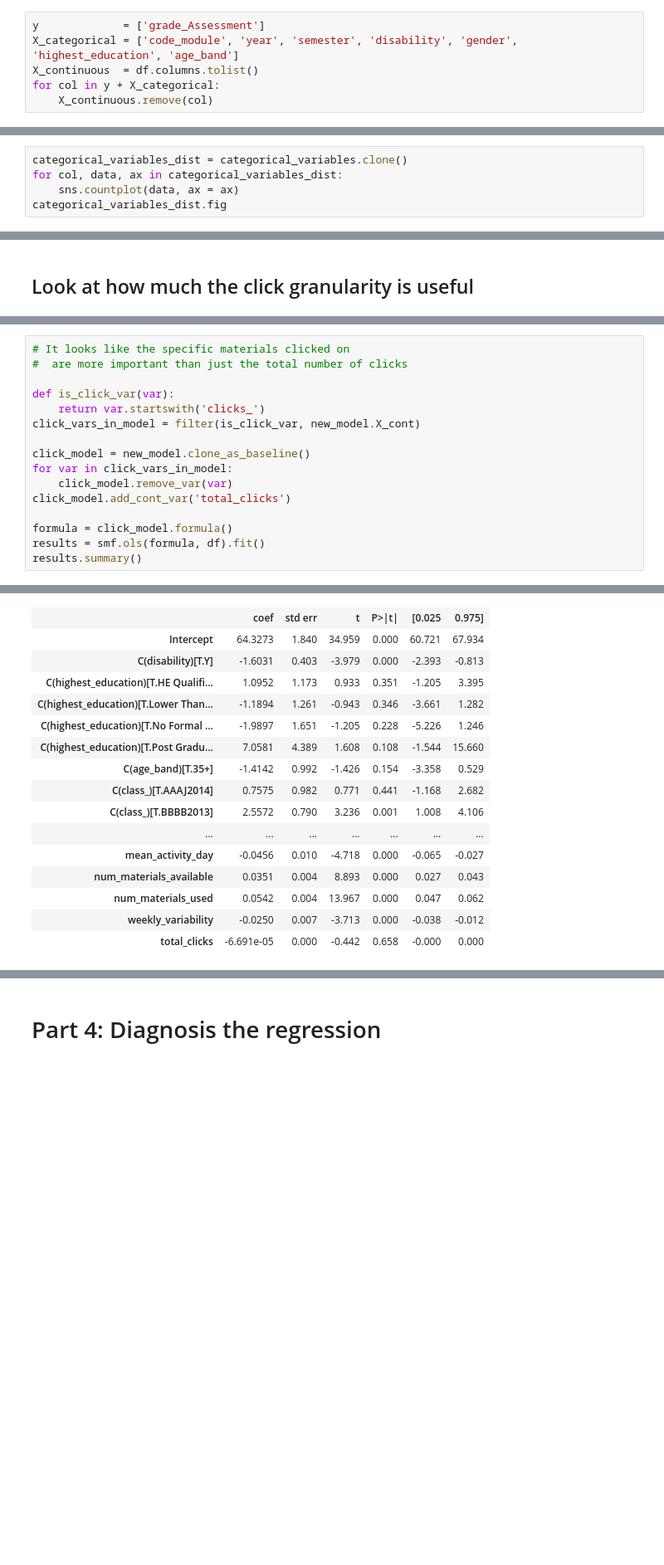
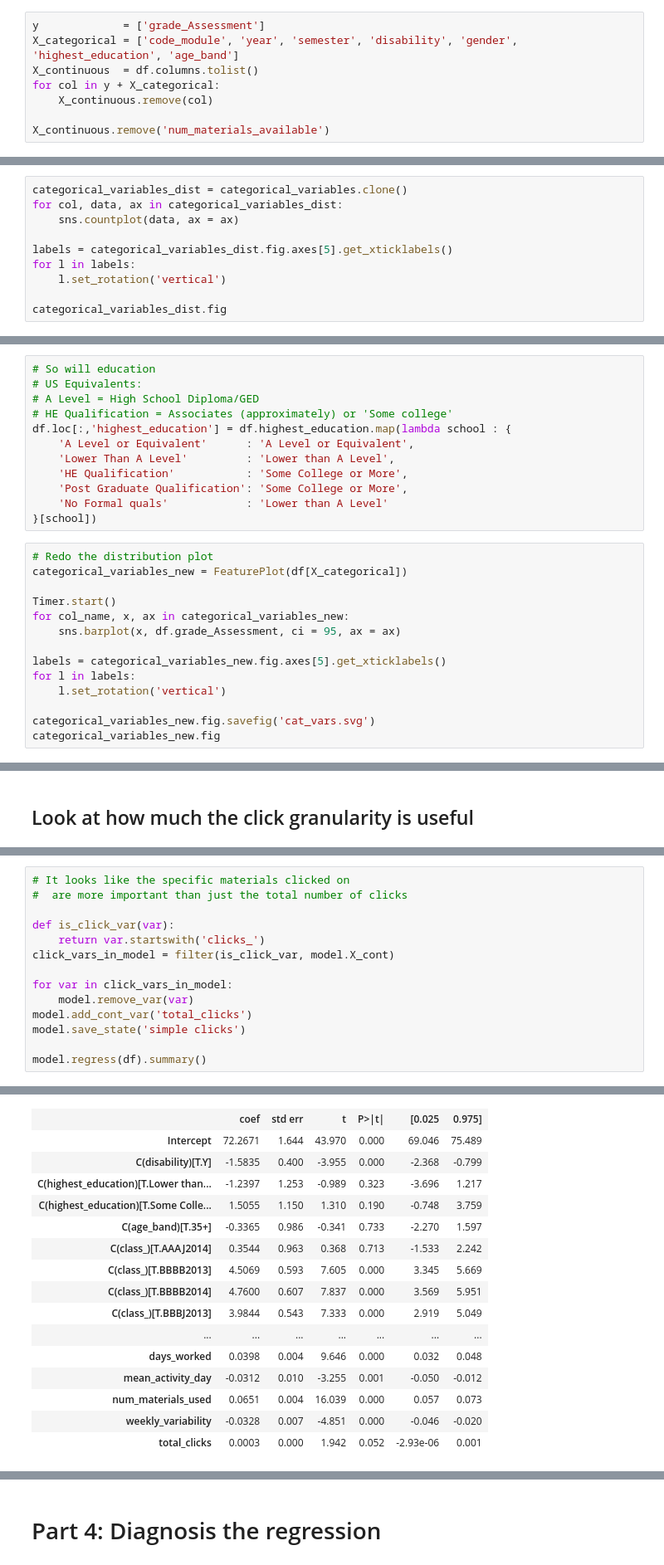
Before and after one commit to rcharan/mooc-data, a Jupyter notebook: analysis.ipynb, the cells around one changed output, grey strips where cells are left out. Shown at 83% size. Drawn from its saved outputs; the diff is of its cells as text; blank space fills up the shorter version.

```diff
--- a/analysis.ipynb
+++ b/analysis.ipynb
@@ -61,6 +61,8 @@ X_categorical = ['code_module', 'year', 'semester', 'disability', 'gender', 'hig
 X_continuous  = df.columns.tolist()
 for col in y + X_categorical:
     X_continuous.remove(col)
+
+X_continuous.remove('num_materials_available')
 # %% [markdown]
 # Part 2: Look at the Data
 # %% [markdown]
@@ -148,5 +153,10 @@ Timer.end()
 categorical_variables_dist = categorical_variables.clone()
 for col, data, ax in categorical_variables_dist:
     sns.countplot(data, ax = ax)
+
+labels = categorical_variables_dist.fig.axes[5].get_xticklabels()
+for l in labels:
+    l.set_rotation('vertical')
+
 categorical_variables_dist.fig
 # %% [output]
@@ -160,0 +180,26 @@ df.loc[:,'age_band'] = df.age_band.map(lambda band : {
+# %%
+# So will education
+# US Equivalents:
+# A Level = High School Diploma/GED
+# HE Qualification = Associates (approximately) or 'Some college'
+df.loc[:,'highest_education'] = df.highest_education.map(lambda school : {
+    'A Level or Equivalent'      : 'A Level or Equivalent',
+    'Lower Than A Level'         : 'Lower than A Level',
+    'HE Qualification'           : 'Some College or More',
+    'Post Graduate Qualification': 'Some College or More',
+    'No Formal quals'            : 'Lower than A Level'
+}[school])
+# %%
+# Redo the distribution plot
+categorical_variables_new = FeaturePlot(df[X_categorical])
+
+Timer.start()
+for col_name, x, ax in categorical_variables_new:
+    sns.barplot(x, df.grade_Assessment, ci = 95, ax = ax)
+
+labels = categorical_variables_new.fig.axes[5].get_xticklabels()
+for l in labels:
+    l.set_rotation('vertical')
+
+categorical_variables_new.fig.savefig('cat_vars.svg')
+categorical_variables_new.fig
@@ -466,15 +506,13 @@ sm.stats.anova_lm(results, typ = 2)
 
 def is_click_var(var):
     return var.startswith('clicks_')
-click_vars_in_model = filter(is_click_var, new_model.X_cont)
+click_vars_in_model = filter(is_click_var, model.X_cont)
 
-click_model = new_model.clone_as_baseline()
 for var in click_vars_in_model:
-    click_model.remove_var(var)
-click_model.add_cont_var('total_clicks')
+    model.remove_var(var)
+model.add_cont_var('total_clicks')
+model.save_state('simple clicks')
 
-formula = click_model.formula()
-results = smf.ols(formula, df).fit()
-results.summary()
+model.regress(df).summary()
 # %% [output]
 OLS Regression Results
@@ -489,17 +527,17 @@ OLS Regression Results
 | Covariance Type: | nonrobust |  |  |
 |  | coef | std err | t | P>|t| | [0.025 | 0.975] |
-| Intercept | 64.3273 | 1.840 | 34.959 | 0.000 | 60.721 | 67.934 |
-| C(disability)[T.Y] | -1.6031 | 0.403 | -3.979 | 0.000 | -2.393 | -0.813 |
-| C(highest_education)[T.HE Qualifi... | 1.0952 | 1.173 | 0.933 | 0.351 | -1.205 | 3.395 |
-| C(highest_education)[T.Lower Than... | -1.1894 | 1.261 | -0.943 | 0.346 | -3.661 | 1.282 |
-| C(highest_education)[T.No Formal ... | -1.9897 | 1.651 | -1.205 | 0.228 | -5.226 | 1.246 |
-| C(highest_education)[T.Post Gradu... | 7.0581 | 4.389 | 1.608 | 0.108 | -1.544 | 15.660 |
-| C(age_band)[T.35+] | -1.4142 | 0.992 | -1.426 | 0.154 | -3.358 | 0.529 |
-| C(class_)[T.AAAJ2014] | 0.7575 | 0.982 | 0.771 | 0.441 | -1.168 | 2.682 |
-| C(class_)[T.BBBB2013] | 2.5572 | 0.790 | 3.236 | 0.001 | 1.008 | 4.106 |
+| Intercept | 72.2671 | 1.644 | 43.970 | 0.000 | 69.046 | 75.489 |
+| C(disability)[T.Y] | -1.5835 | 0.400 | -3.955 | 0.000 | -2.368 | -0.799 |
+| C(highest_education)[T.Lower than... | -1.2397 | 1.253 | -0.989 | 0.323 | -3.696 | 1.217 |
+| C(highest_education)[T.Some Colle... | 1.5055 | 1.150 | 1.310 | 0.190 | -0.748 | 3.759 |
+| C(age_band)[T.35+] | -0.3365 | 0.986 | -0.341 | 0.733 | -2.270 | 1.597 |
+| C(class_)[T.AAAJ2014] | 0.3544 | 0.963 | 0.368 | 0.713 | -1.533 | 2.242 |
+| C(class_)[T.BBBB2013] | 4.5069 | 0.593 | 7.605 | 0.000 | 3.345 | 5.669 |
+| C(class_)[T.BBBB2014] | 4.7600 | 0.607 | 7.837 | 0.000 | 3.569 | 5.951 |
+| C(class_)[T.BBBJ2013] | 3.9844 | 0.543 | 7.333 | 0.000 | 2.919 | 5.049 |
 | ... | ... | ... | ... | ... | ... | ... |
-| mean_activity_day | -0.0456 | 0.010 | -4.718 | 0.000 | -0.065 | -0.027 |
-| num_materials_available | 0.0351 | 0.004 | 8.893 | 0.000 | 0.027 | 0.043 |
-| num_materials_used | 0.0542 | 0.004 | 13.967 | 0.000 | 0.047 | 0.062 |
-| weekly_variability | -0.0250 | 0.007 | -3.713 | 0.000 | -0.038 | -0.012 |
-| total_clicks | -6.691e-05 | 0.000 | -0.442 | 0.658 | -0.000 | 0.000 |
+| days_worked | 0.0398 | 0.004 | 9.646 | 0.000 | 0.032 | 0.048 |
+| mean_activity_day | -0.0312 | 0.010 | -3.255 | 0.001 | -0.050 | -0.012 |
+| num_materials_used | 0.0651 | 0.004 | 16.039 | 0.000 | 0.057 | 0.073 |
+| weekly_variability | -0.0328 | 0.007 | -4.851 | 0.000 | -0.046 | -0.020 |
+| total_clicks | 0.0003 | 0.000 | 1.942 | 0.052 | -2.93e-06 | 0.001 |
```
Also changed, not shown: parts of 128 cells of this notebook, 1 other file.
